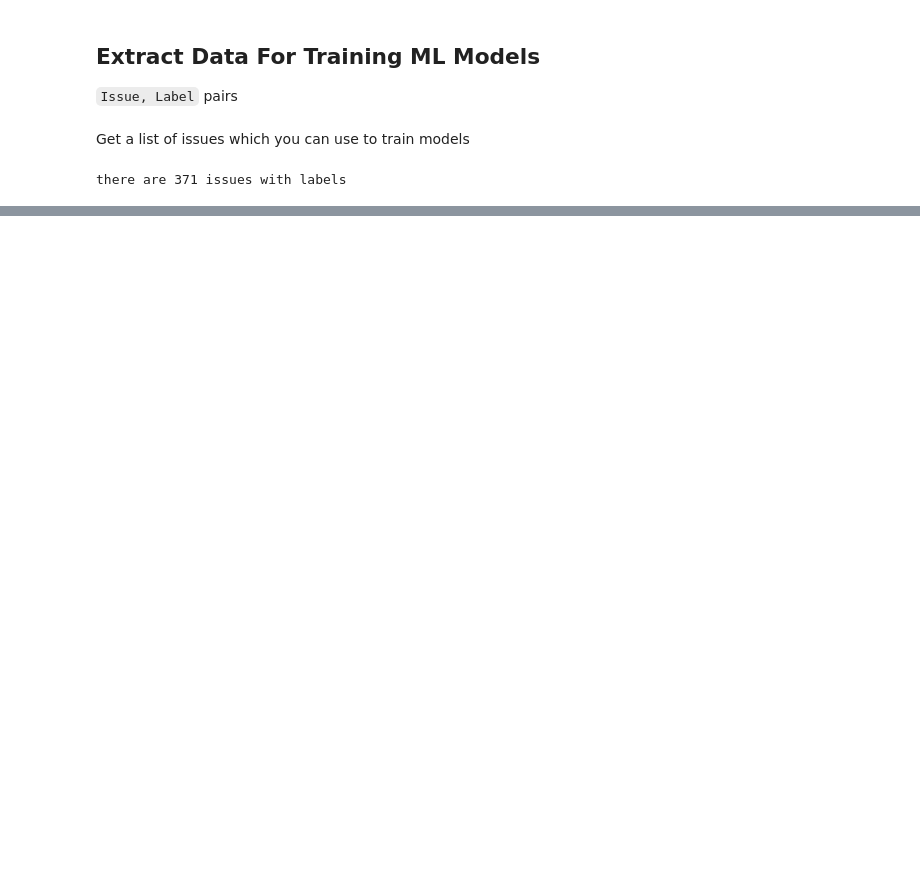
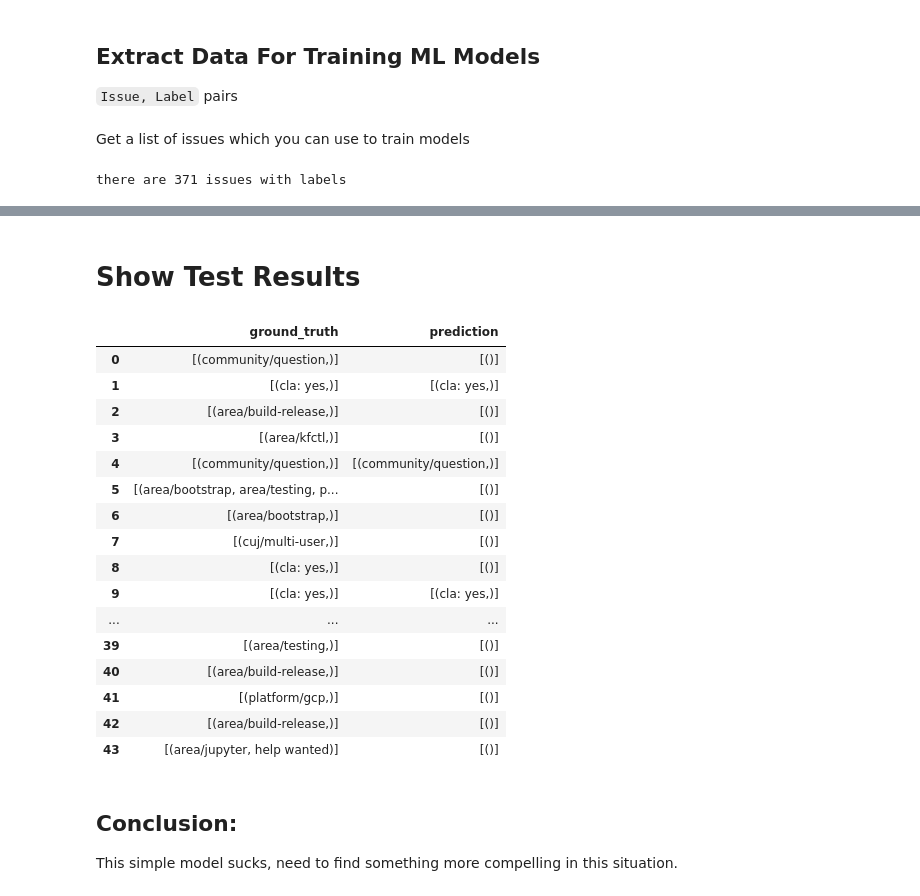
Before and after one commit to machine-learning-apps/Issue-Label-Bot, a Jupyter notebook: notebooks/Demo.ipynb, the cells around one changed output, grey strips where cells are left out. Drawn from its saved outputs; the diff is of its cells as text; code cells hidden in the pictures; blank space fills up the shorter version.

```diff
--- a/notebooks/Demo.ipynb
+++ b/notebooks/Demo.ipynb
@@ -83,0 +236,2 @@ This change is [<img src="https://reviewable.io/review_button.svg" height="34"
+# %%
+model.fit(Xtrain, ytrain, validation_data=[Xtest, ytest], epochs=100, callbacks=[mc])
@@ -83,0 +257,39 @@ This change is [<img src="https://reviewable.io/review_button.svg" height="34"
+# %%
+model.load_weights('best_model.hdf5')
+# %%
+test_predictions = model.predict(Xtest)
+# %% [markdown]
+# Show Test Results
+# %%
+threshold = .2
+ground_truths = []
+predictions = []
+
+for i, data in enumerate(zip(mlb.inverse_transform(test_predictions >= threshold), mlb.inverse_transform(ytest))):
+    pred, ground_truth = data
+    ground_truths.append([ground_truth])
+    predictions.append([pred])
+# %%
+pd.DataFrame({'ground_truth':ground_truths, 'prediction': predictions})
+# %% [output]
+|  | ground_truth | prediction |
+| 0 | [(community/question,)] | [()] |
+| 1 | [(cla: yes,)] | [(cla: yes,)] |
+| 2 | [(area/build-release,)] | [()] |
+| 3 | [(area/kfctl,)] | [()] |
+| 4 | [(community/question,)] | [(community/question,)] |
+| 5 | [(area/bootstrap, area/testing, p... | [()] |
+| 6 | [(area/bootstrap,)] | [()] |
+| 7 | [(cuj/multi-user,)] | [()] |
+| 8 | [(cla: yes,)] | [()] |
+| 9 | [(cla: yes,)] | [(cla: yes,)] |
+| ... | ... | ... |
+| 39 | [(area/testing,)] | [()] |
+| 40 | [(area/build-release,)] | [()] |
+| 41 | [(platform/gcp,)] | [()] |
+| 42 | [(area/build-release,)] | [()] |
+| 43 | [(area/jupyter, help wanted)] | [()] |
+# %% [markdown]
+## Conclusion:
+
+This simple model sucks, need to find something more compelling in this situation.
```
Also changed, not shown: parts of 30 cells of this notebook, 1 other file.
